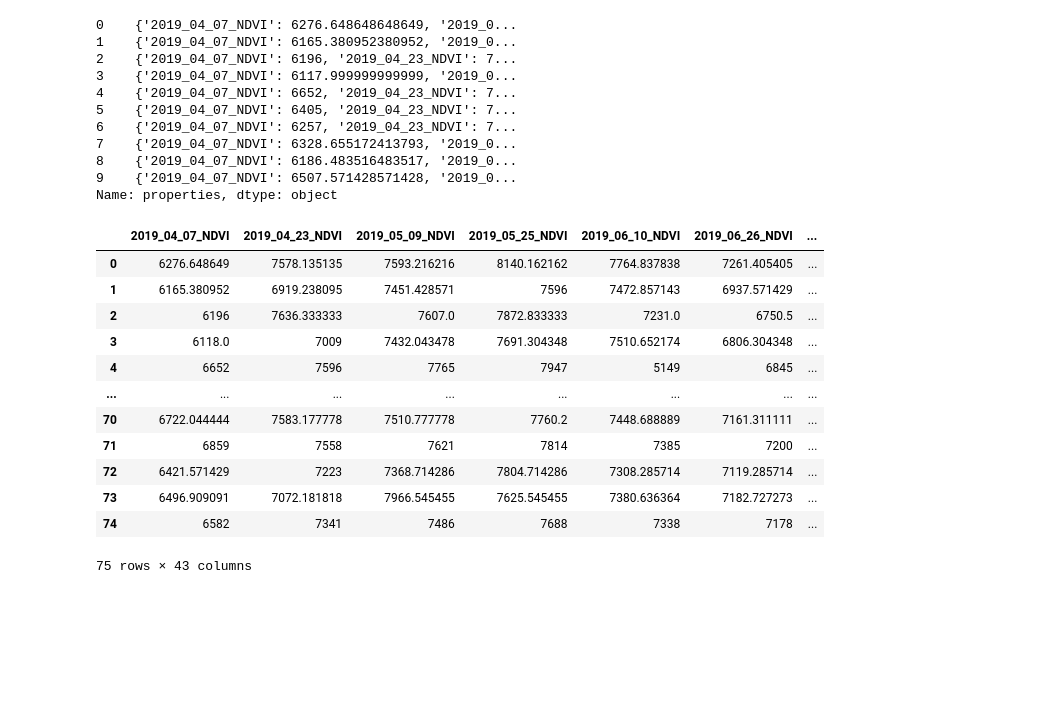
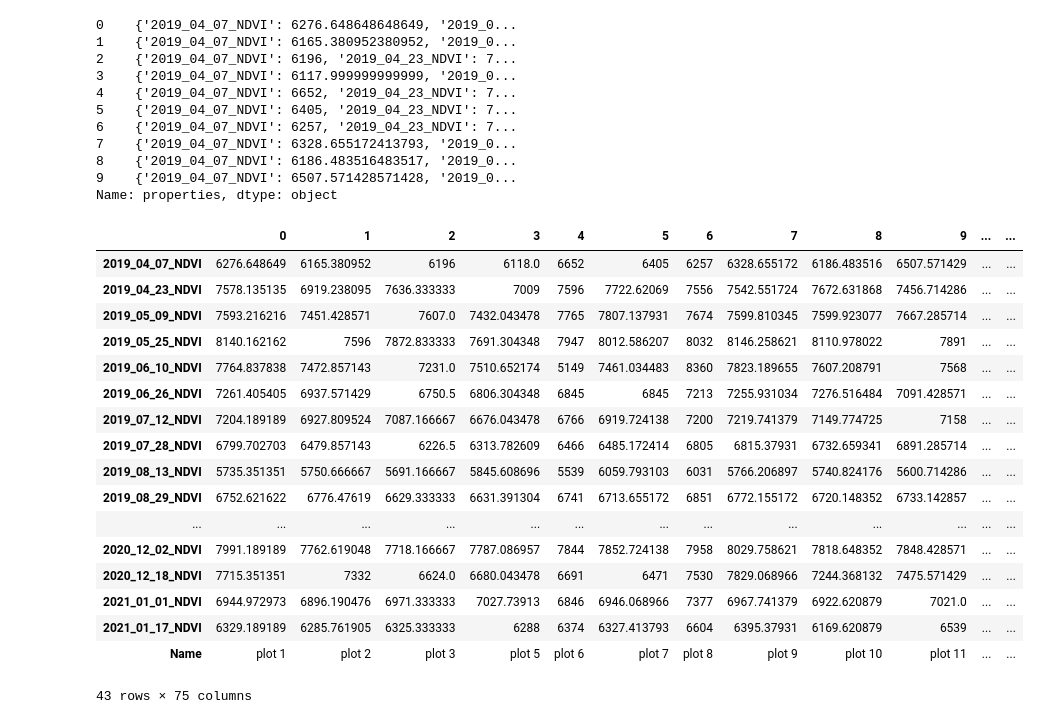
Before and after one commit to adebowaledaniel/sg-mapping, a Jupyter notebook: modis-timeseries.ipynb, the cells around one changed output. Drawn from its saved outputs; the diff is of its cells as text; code cells hidden in the pictures; blank space fills up the shorter version.

```diff
--- a/modis-timeseries.ipynb
+++ b/modis-timeseries.ipynb
@@ -43,13 +45,13 @@ Map(center=[0.9613, 34.6536], controls=(WidgetControl(options=['position', 'tran
 # }
 
 #Convert Imagecollection to bands
-NDVI_bands = modis.toBands()
+modis_ndvi_bands = modis.toBands()
 
 #Clip to AOI
-Ndhiwa_NDVI = NDVI_bands.clip(Ndhiwa)
+Ndhiwa_ndvi_clip = modis_ndvi_bands.clip(Ndhiwa)
 
 #Display on map
 Map.addLayer(Plot, name='Plots')
-Map.addLayer(Ndhiwa_NDVI, name='Ndhiwa NDVI')
+Map.addLayer(Ndhiwa_ndvi_clip, name='Ndhiwa NDVI')
 # %%
 #get the average NDVI per plot
@@ -86,24 +88,25 @@ plotnn.head(10) #not yet suitable
 Name: properties, dtype: object
 # %%
 #Concatenate the multiple series and read as dataframe
-testin = pd.concat([pd.Series(d) for d in plotnn], axis = 1)
+plot_ndvi = pd.concat([pd.Series(x) for x in plot_properties], axis = 1)
 #https://stackoverflow.com/questions/48811096/creating-a-dataframe-from-multiple-dictionaries
-testin #still not good enough
+plot_ndvi #still not good enough
+# %% [output]
+|  | 0 | 1 | 2 | 3 | 4 | 5 | 6 | 7 | 8 | 9 | ... | ... |
+| 2019_04_07_NDVI | 6276.648649 | 6165.380952 | 6196 | 6118.0 | 6652 | 6405 | 6257 | 6328.655172 | 6186.483516 | 6507.571429 | ... | ... |
+| 2019_04_23_NDVI | 7578.135135 | 6919.238095 | 7636.333333 | 7009 | 7596 | 7722.62069 | 7556 | 7542.551724 | 7672.631868 | 7456.714286 | ... | ... |
+| 2019_05_09_NDVI | 7593.216216 | 7451.428571 | 7607.0 | 7432.043478 | 7765 | 7807.137931 | 7674 | 7599.810345 | 7599.923077 | 7667.285714 | ... | ... |
+| 2019_05_25_NDVI | 8140.162162 | 7596 | 7872.833333 | 7691.304348 | 7947 | 8012.586207 | 8032 | 8146.258621 | 8110.978022 | 7891 | ... | ... |
+| 2019_06_10_NDVI | 7764.837838 | 7472.857143 | 7231.0 | 7510.652174 | 5149 | 7461.034483 | 8360 | 7823.189655 | 7607.208791 | 7568 | ... | ... |
+| 2019_06_26_NDVI | 7261.405405 | 6937.571429 | 6750.5 | 6806.304348 | 6845 | 6845 | 7213 | 7255.931034 | 7276.516484 | 7091.428571 | ... | ... |
+| 2019_07_12_NDVI | 7204.189189 | 6927.809524 | 7087.166667 | 6676.043478 | 6766 | 6919.724138 | 7200 | 7219.741379 | 7149.774725 | 7158 | ... | ... |
+| 2019_07_28_NDVI | 6799.702703 | 6479.857143 | 6226.5 | 6313.782609 | 6466 | 6485.172414 | 6805 | 6815.37931 | 6732.659341 | 6891.285714 | ... | ... |
+| 2019_08_13_NDVI | 5735.351351 | 5750.666667 | 5691.166667 | 5845.608696 | 5539 | 6059.793103 | 6031 | 5766.206897 | 5740.824176 | 5600.714286 | ... | ... |
+| 2019_08_29_NDVI | 6752.621622 | 6776.47619 | 6629.333333 | 6631.391304 | 6741 | 6713.655172 | 6851 | 6772.155172 | 6720.148352 | 6733.142857 | ... | ... |
+| ... | ... | ... | ... | ... | ... | ... | ... | ... | ... | ... | ... | ... |
+| 2020_12_02_NDVI | 7991.189189 | 7762.619048 | 7718.166667 | 7787.086957 | 7844 | 7852.724138 | 7958 | 8029.758621 | 7818.648352 | 7848.428571 | ... | ... |
+| 2020_12_18_NDVI | 7715.351351 | 7332 | 6624.0 | 6680.043478 | 6691 | 6471 | 7530 | 7829.068966 | 7244.368132 | 7475.571429 | ... | ... |
+| 2021_01_01_NDVI | 6944.972973 | 6896.190476 | 6971.333333 | 7027.73913 | 6846 | 6946.068966 | 7377 | 6967.741379 | 6922.620879 | 7021.0 | ... | ... |
+| 2021_01_17_NDVI | 6329.189189 | 6285.761905 | 6325.333333 | 6288 | 6374 | 6327.413793 | 6604 | 6395.37931 | 6169.620879 | 6539 | ... | ... |
+| Name | plot 1 | plot 2 | plot 3 | plot 5 | plot 6 | plot 7 | plot 8 | plot 9 | plot 10 | plot 11 | ... | ... |
+43 rows × 75 columns
-# %%
-#Transpose to have each attribute on different columns
-nte = testin.transpose() #good
-nte
-# %% [output]
-|  | 2019_04_07_NDVI | 2019_04_23_NDVI | 2019_05_09_NDVI | 2019_05_25_NDVI | 2019_06_10_NDVI | 2019_06_26_NDVI | ... |
-| 0 | 6276.648649 | 7578.135135 | 7593.216216 | 8140.162162 | 7764.837838 | 7261.405405 | ... |
-| 1 | 6165.380952 | 6919.238095 | 7451.428571 | 7596 | 7472.857143 | 6937.571429 | ... |
-| 2 | 6196 | 7636.333333 | 7607.0 | 7872.833333 | 7231.0 | 6750.5 | ... |
-| 3 | 6118.0 | 7009 | 7432.043478 | 7691.304348 | 7510.652174 | 6806.304348 | ... |
-| 4 | 6652 | 7596 | 7765 | 7947 | 5149 | 6845 | ... |
-| ... | ... | ... | ... | ... | ... | ... | ... |
-| 70 | 6722.044444 | 7583.177778 | 7510.777778 | 7760.2 | 7448.688889 | 7161.311111 | ... |
-| 71 | 6859 | 7558 | 7621 | 7814 | 7385 | 7200 | ... |
-| 72 | 6421.571429 | 7223 | 7368.714286 | 7804.714286 | 7308.285714 | 7119.285714 | ... |
-| 73 | 6496.909091 | 7072.181818 | 7966.545455 | 7625.545455 | 7380.636364 | 7182.727273 | ... |
-| 74 | 6582 | 7341 | 7486 | 7688 | 7338 | 7178 | ... |
-75 rows × 43 columns
```
Also changed, not shown: parts of 8 cells of this notebook.
